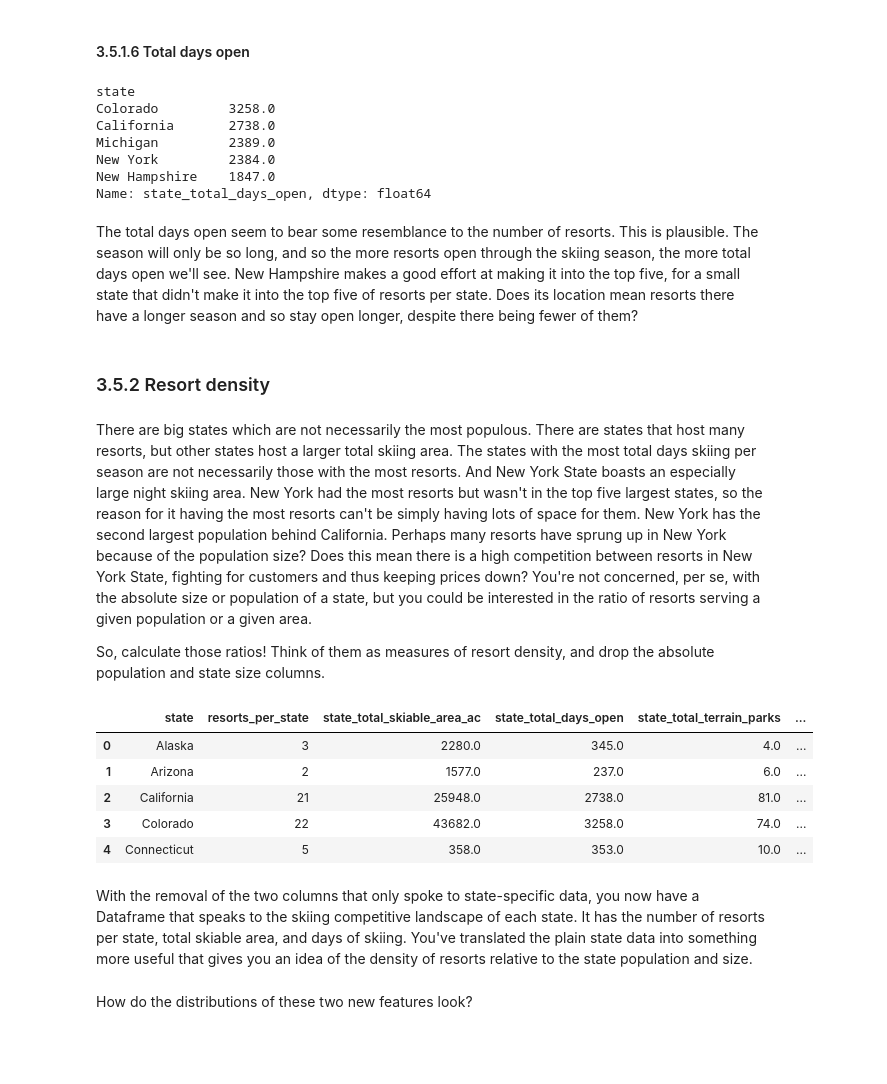
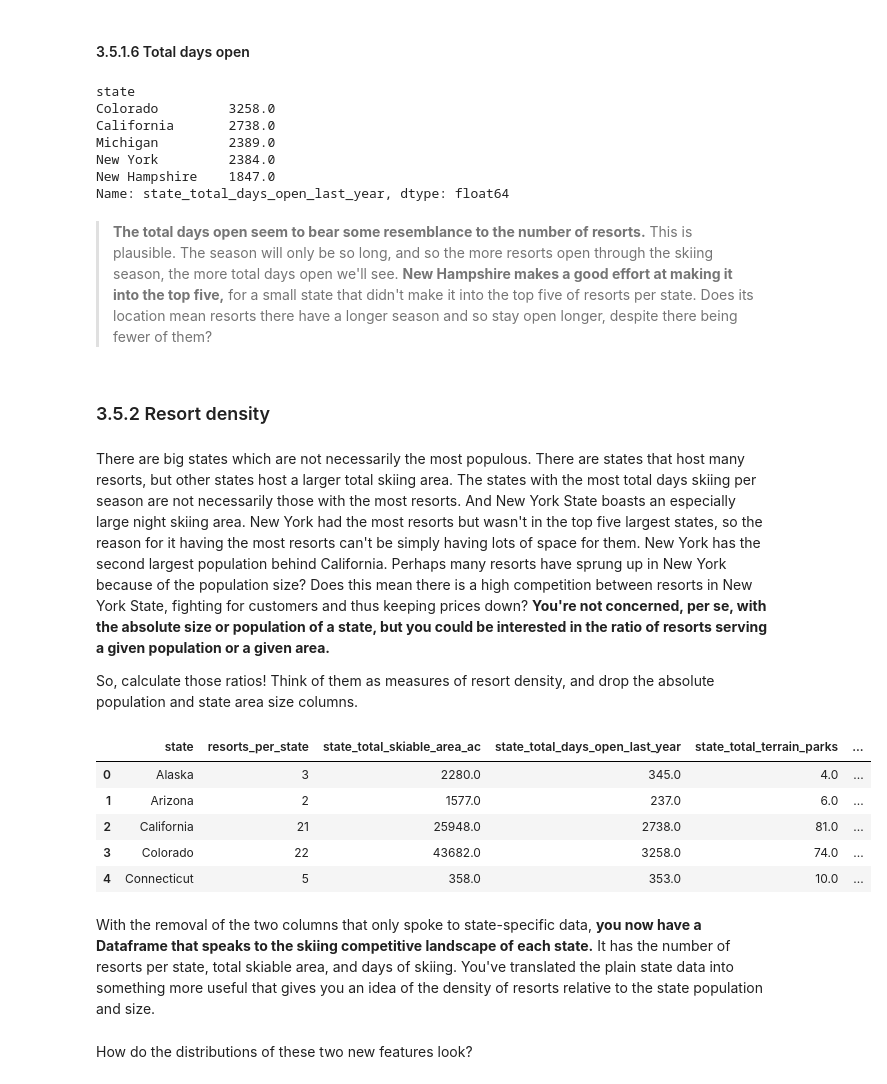
Before and after one commit to nlac10/DataScienceGuidedCapstone, a Jupyter notebook: 03-EDA/03_exploratory_data_analysis.ipynb, the cells around one changed output. Drawn from its saved outputs; the diff is of its cells as text; code cells hidden in the pictures; blank space fills up the shorter version.

```diff
--- a/03-EDA/03_exploratory_data_analysis.ipynb
+++ b/03-EDA/03_exploratory_data_analysis.ipynb
@@ -213,7 +225,7 @@ New York dominates the area of skiing available at night. Looking at the top fiv
 # %% [markdown]
 #### 3.5.1.6 Total days open<a id='3.5.1.6_Total_days_open'></a>
 # %%
-state_summary_newind.state_total_days_open.sort_values(ascending=False).head()
+state_summary_newind['state_total_days_open_last_year'].sort_values(ascending=False).head()
 # %% [output]
 state
 Colorado         3258.0
@@ -221,30 +233,35 @@ California       2738.0
 Michigan         2389.0
 New York         2384.0
 New Hampshire    1847.0
-Name: state_total_days_open, dtype: float64
+Name: state_total_days_open_last_year, dtype: float64
 # %% [markdown]
-The total days open seem to bear some resemblance to the number of resorts. This is plausible. The season will only be so long, and so the more resorts open through the skiing season, the more total days open we'll see. New Hampshire makes a good effort at making it into the top five, for a small state that didn't make it into the top five of resorts per state. Does its location mean resorts there have a longer season and so stay open longer, despite there being fewer of them?
+> **The total days open seem to bear some resemblance to the number of resorts.** This is plausible. The season will only be so long, and so the more resorts open through the skiing season, the more total days open we'll see. **New Hampshire makes a good effort at making it into the top five,** for a small state that didn't make it into the top five of resorts per state. Does its location mean resorts there have a longer season and so stay open longer, despite there being fewer of them?
 # %% [markdown]
 ### 3.5.2 Resort density<a id='3.5.2_Resort_density'></a>
 # %% [markdown]
-There are big states which are not necessarily the most populous. There are states that host many resorts, but other states host a larger total skiing area. The states with the most total days skiing per season are not necessarily those with the most resorts. And New York State boasts an especially large night skiing area. New York had the most resorts but wasn't in the top five largest states, so the reason for it having the most resorts can't be simply having lots of space for them. New York has the second largest population behind California. Perhaps many resorts have sprung up in New York because of the population size? Does this mean there is a high competition between resorts in New York State, fighting for customers and thus keeping prices down? You're not concerned, per se, with the absolute size or population of a state, but you could be interested in the ratio of resorts serving a given population or a given area.
+There are big states which are not necessarily the most populous. There are states that host many resorts, but other states host a larger total skiing area. The states with the most total days skiing per season are not necessarily those with the most resorts. And New York State boasts an especially large night skiing area. New York had the most resorts but wasn't in the top five largest states, so the reason for it having the most resorts can't be simply having lots of space for them. New York has the second largest population behind California. Perhaps many resorts have sprung up in New York because of the population size? Does this mean there is a high competition between resorts in New York State, fighting for customers and thus keeping prices down? **You're not concerned, per se, with the absolute size or population of a state, but you could be interested in the ratio of resorts serving a given population or a given area.**
 
-So, calculate those ratios! Think of them as measures of resort density, and drop the absolute population and state size columns.
+So, calculate those ratios! Think of them as measures of resort density, and drop the absolute population and state area size columns.
 # %%
 # The 100_000 scaling is simply based on eyeballing the magnitudes of the data
-state_summary['resorts_per_100kcapita'] = 100_000 * state_summary.resorts_per_state / state_summary.state_population
-state_summary['resorts_per_100ksq_mile'] = 100_000 * state_summary.resorts_per_state / state_summary.state_area_sq_miles
+# resort to state population ratio
+state_summary['resorts_per_100kcapita'] = 100_000 * state_summary['resorts_per_state'] / state_summary['state_population']
+
+# resort to state area ratio
+state_summary['resorts_per_100ksq_mile'] = 100_000 * state_summary['resorts_per_state'] / state_summary['state_area_sq_miles']
+
+# drop the population, and state area miles sq.
 state_summary.drop(columns=['state_population', 'state_area_sq_miles'], inplace=True)
 state_summary.head()
 # %% [output]
-|  | state | resorts_per_state | state_total_skiable_area_ac | state_total_days_open | state_total_terrain_parks | ... |
+|  | state | resorts_per_state | state_total_skiable_area_ac | state_total_days_open_last_year | state_total_terrain_parks | ... |
 | 0 | Alaska | 3 | 2280.0 | 345.0 | 4.0 | ... |
 | 1 | Arizona | 2 | 1577.0 | 237.0 | 6.0 | ... |
 | 2 | California | 21 | 25948.0 | 2738.0 | 81.0 | ... |
 | 3 | Colorado | 22 | 43682.0 | 3258.0 | 74.0 | ... |
 | 4 | Connecticut | 5 | 358.0 | 353.0 | 10.0 | ... |
 # %% [markdown]
-With the removal of the two columns that only spoke to state-specific data, you now have a Dataframe that speaks to the skiing competitive landscape of each state. It has the number of resorts per state, total skiable area, and days of skiing. You've translated the plain state data into something more useful that gives you an idea of the density of resorts relative to the state population and size.
+With the removal of the two columns that only spoke to state-specific data, **you now have a Dataframe that speaks to the skiing competitive landscape of each state.** It has the number of resorts per state, total skiable area, and days of skiing. You've translated the plain state data into something more useful that gives you an idea of the density of resorts relative to the state population and size.
 # %% [markdown]
 How do the distributions of these two new features look?
 # %%
```
Also changed, not shown: parts of 66 cells of this notebook, 2 other files.
